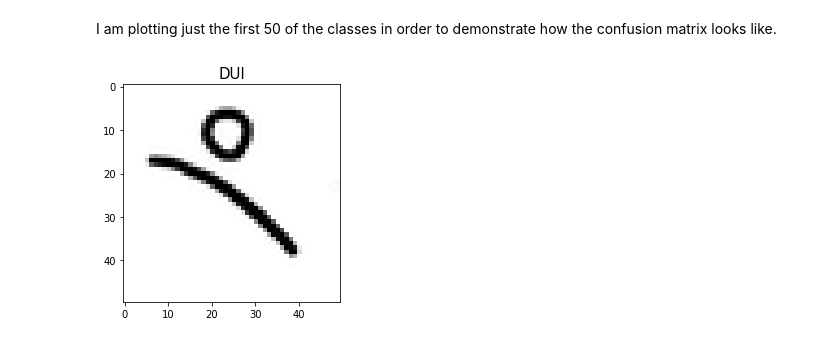
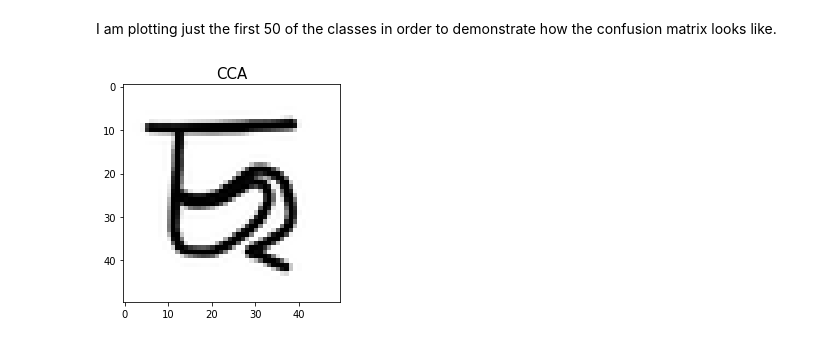
Before and after one commit to nathdipankar/Assamese-Character-Recognition, a Jupyter notebook: CNN for Assamese script character recognition.ipynb, the cells around one changed output. Cells and saved outputs as stored; diff of their text form; code cells hidden in the pictures.

```diff
--- a/CNN for Assamese script character recognition.ipynb
+++ b/CNN for Assamese script character recognition.ipynb
@@ -214,18 +214,18 @@ x = train_generator.class_indices
 # %%
 
 from resizeimage import resizeimage
 def predict_new_image(path):
         test1 = load_img(path)
         test2 = resizeimage.resize_contain(test1, [50,50]).convert('RGB')
         test = img_to_array(test2)
         test = np.expand_dims(test, axis = 0)
         result = model.predict(test)
         x = train_generator.class_indices
         all_label = list(x.keys())
         plt.figure()
         plt.clf()
         plt.imshow(test2, cmap = 'Greys')
         plt.title(all_label[result.argmax()], fontsize = 15)
-predict_new_image('data/predict/predict_11.jpg')
+predict_new_image('predict/predict_15.jpg')
 # %% [output]
-[figure, old version]
+[figure, new version]
```
